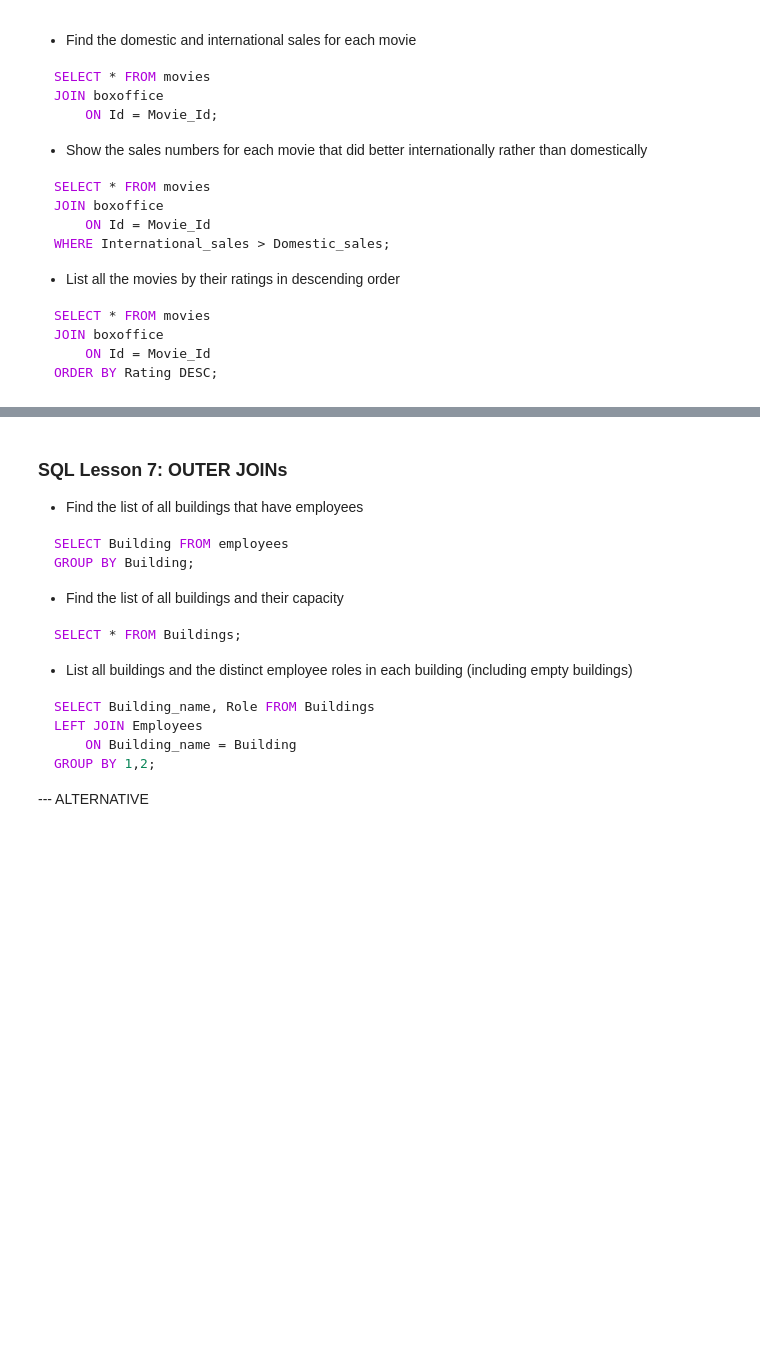
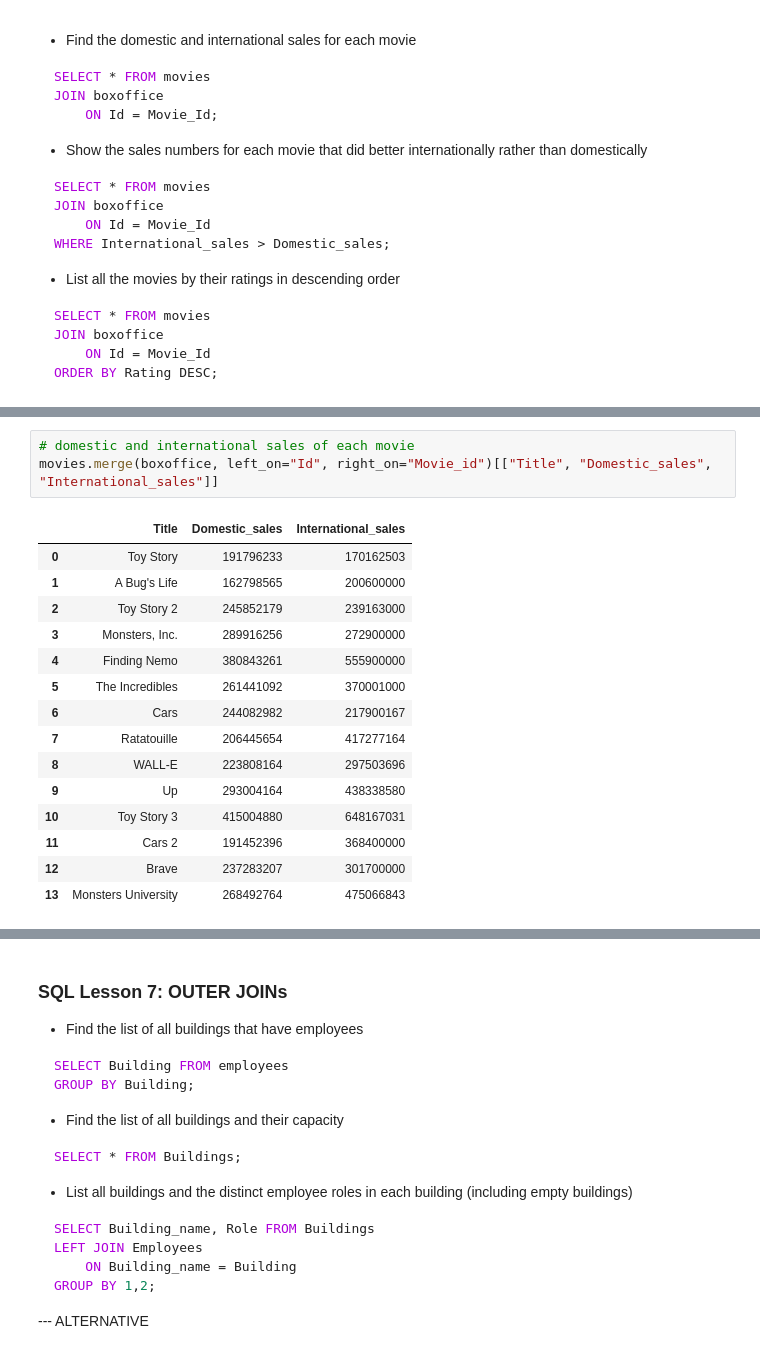
Before and after one commit to ivanlopezlobato/training, a Jupyter notebook: 200321_sqlbolt_tutorial/sqlbolt_tutorial.ipynb, the cells around one changed output, grey strips where cells are left out. Cells and saved outputs as stored; diff of their text form; blank space fills up the shorter version.

```diff
--- a/200321_sqlbolt_tutorial/sqlbolt_tutorial.ipynb
+++ b/200321_sqlbolt_tutorial/sqlbolt_tutorial.ipynb
@@ -283,0 +394,19 @@ ORDER BY Rating DESC;
+# %%
+# domestic and international sales of each movie
+movies.merge(boxoffice, left_on="Id", right_on="Movie_id")[["Title", "Domestic_sales", "International_sales"]]
+# %% [output]
+|  | Title | Domestic_sales | International_sales |
+| 0 | Toy Story | 191796233 | 170162503 |
+| 1 | A Bug's Life | 162798565 | 200600000 |
+| 2 | Toy Story 2 | 245852179 | 239163000 |
+| 3 | Monsters, Inc. | 289916256 | 272900000 |
+| 4 | Finding Nemo | 380843261 | 555900000 |
+| 5 | The Incredibles | 261441092 | 370001000 |
+| 6 | Cars | 244082982 | 217900167 |
+| 7 | Ratatouille | 206445654 | 417277164 |
+| 8 | WALL-E | 223808164 | 297503696 |
+| 9 | Up | 293004164 | 438338580 |
+| 10 | Toy Story 3 | 415004880 | 648167031 |
+| 11 | Cars 2 | 191452396 | 368400000 |
+| 12 | Brave | 237283207 | 301700000 |
+| 13 | Monsters University | 268492764 | 475066843 |
```
Also changed, not shown: parts of 11 cells of this notebook.
